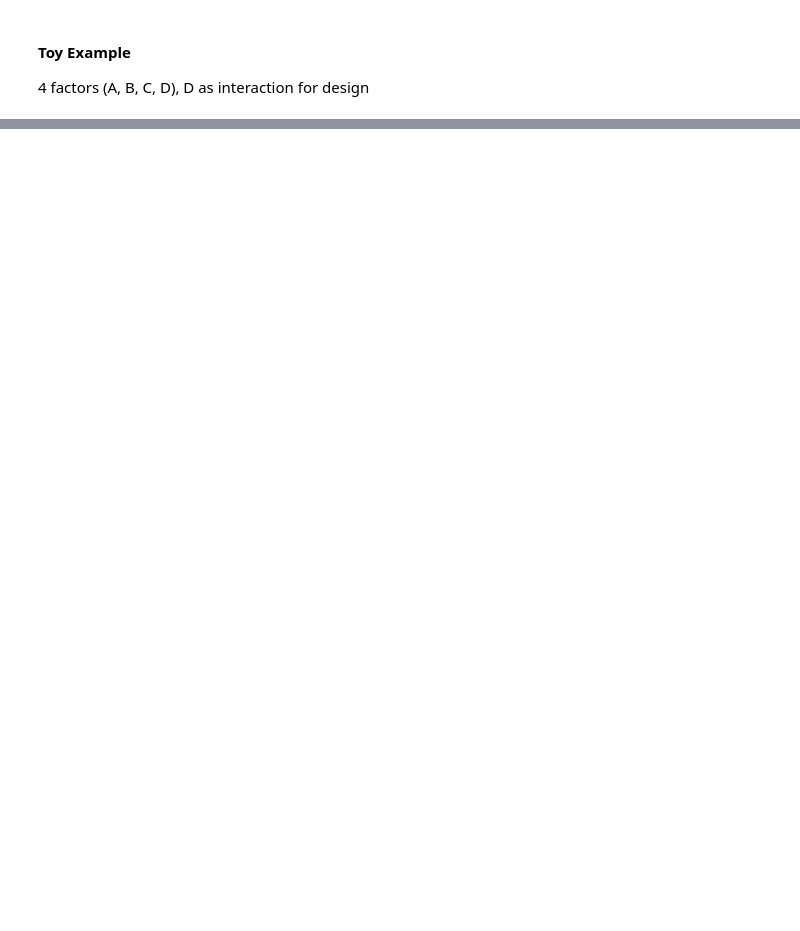
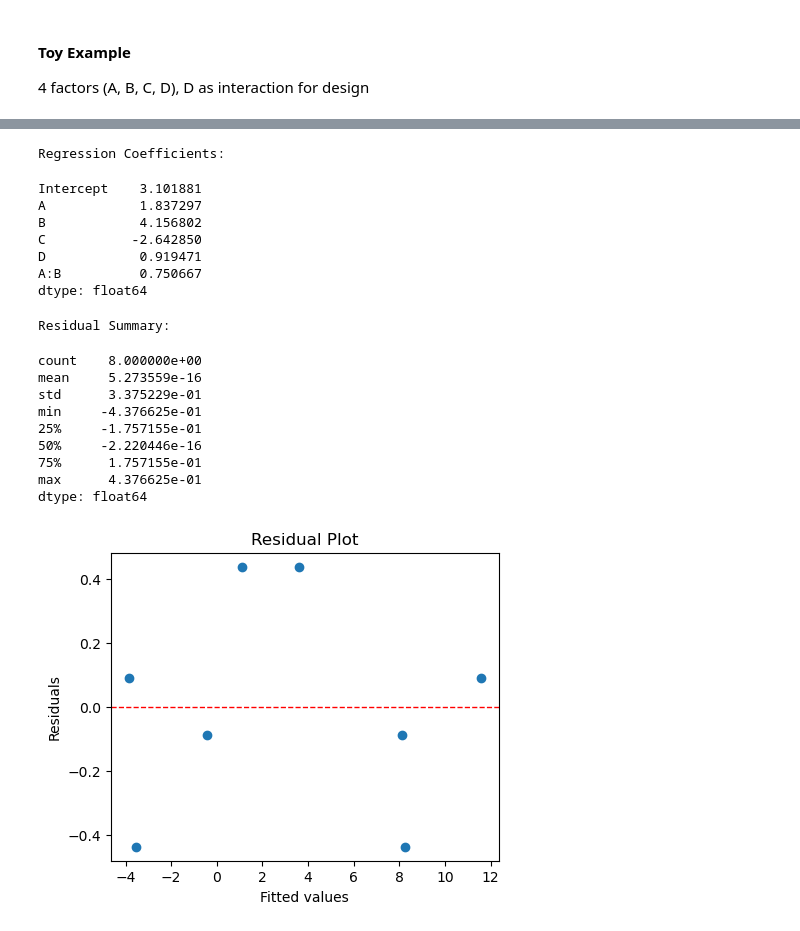
Before and after one commit to fredward65/MCTR703_DOE_2026, a Jupyter notebook: Exercises/S2_1-Fractional_Factorial.ipynb, the cells around one changed output, grey strips where cells are left out. Saved outputs shown, nothing was run; the diff lists cells and outputs as text; code cells hidden in the pictures; blank space fills up the shorter version.

```diff
--- a/Exercises/S2_1-Fractional_Factorial.ipynb
+++ b/Exercises/S2_1-Fractional_Factorial.ipynb
@@ -21,13 +21,13 @@ n_factors = 4
 levels = np.array([-1, 1])  # 2 levels, extreme values
 
 # Step 1: Generate all 2^(k-1) combinations of X_1 to X_(k-1)
-n_runs = ...  # 2^(k-1)
-ABC = 2 * np.array([list(np.binary_repr(i, width=(...))) for i in range(n_runs)], dtype=int) - 1
+n_runs = 2**(n_factors - 1)  # 2^(k-1)
+ABC = 2 * np.array([list(np.binary_repr(i, width=(n_factors-1))) for i in range(n_runs)], dtype=int) - 1
 design = pd.DataFrame(ABC, columns=['A', 'B', 'C'])  # Create pandas DataFrame
 
 # Step 2: Define X_k as if an interaction (product)
-design['D'] = ...  # Interaction
+design['D'] = np.prod(ABC, axis=1)  # Interaction
 
 design.insert(0, 'Run', np.arange(1, n_runs + 1))
-print(f"Fractional Factorial Design (2^({n_factors}-1), D=AxB)")
+print(f"Fractional Factorial Design (2^({n_factors}-1), D=AxB (Confounded/Aliased effects))")
 display(design)
@@ -48,22 +69,42 @@ display(design)
 # %%
 from statsmodels.formula.api import ols
 
 """ Fit model """
-model = ols(formula='Y ~ A + B + C + D', data=design).fit()
+model = ols(formula='Y ~ A + B + C + D + A:B', data=design).fit()
 
 """ Coefficients and Residuals """
 print('Regression Coefficients:')
 display(model.params)
 print('Residual Summary:')
 display(model.resid.describe())
 
 fig = plt.figure(figsize=(5, 4))
 ax = fig.add_subplot()
 ax.scatter(model.fittedvalues, model.resid)
 ax.axhline(0, color='r', linestyle='--', linewidth=1)
 ax.set_xlabel('Fitted values')
 ax.set_ylabel('Residuals')
 _ = ax.set_title('Residual Plot')
+# %% [output]
+Regression Coefficients:
+Intercept    3.101881
+A            1.837297
+B            4.156802
+C           -2.642850
+D            0.919471
+A:B          0.750667
+dtype: float64
+Residual Summary:
+count    8.000000e+00
+mean     5.273559e-16
+std      3.375229e-01
+min     -4.376625e-01
+25%     -1.757155e-01
+50%     -2.220446e-16
+75%      1.757155e-01
+max      4.376625e-01
+dtype: float64
+[figure, added]
 # %%
 """ ANOVA Table """
 import statsmodels.api as sm
```
Also changed, not shown: parts of 6 cells of this notebook.
